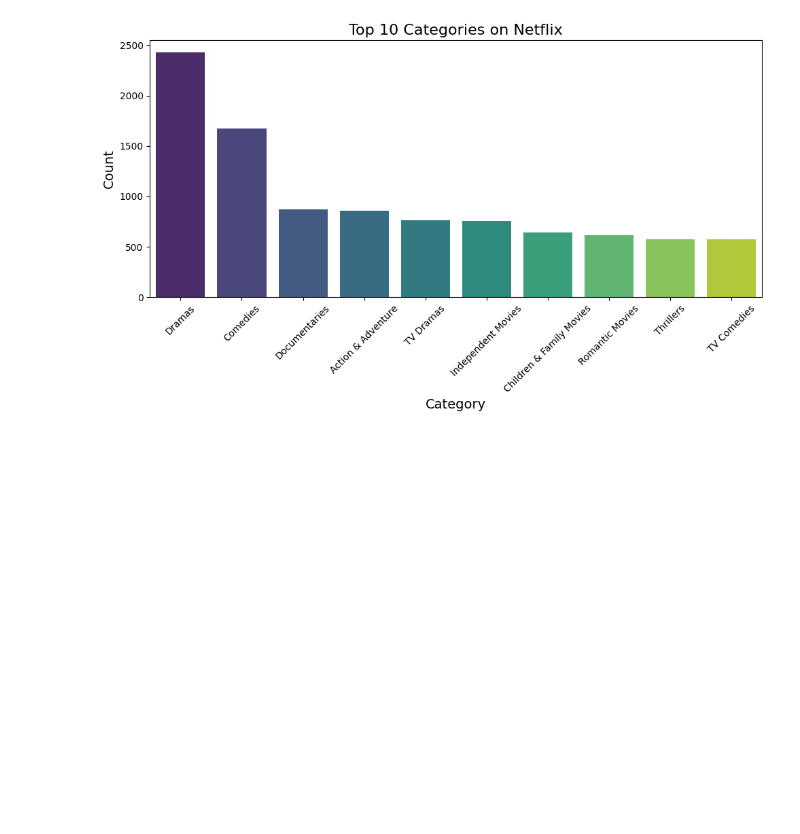
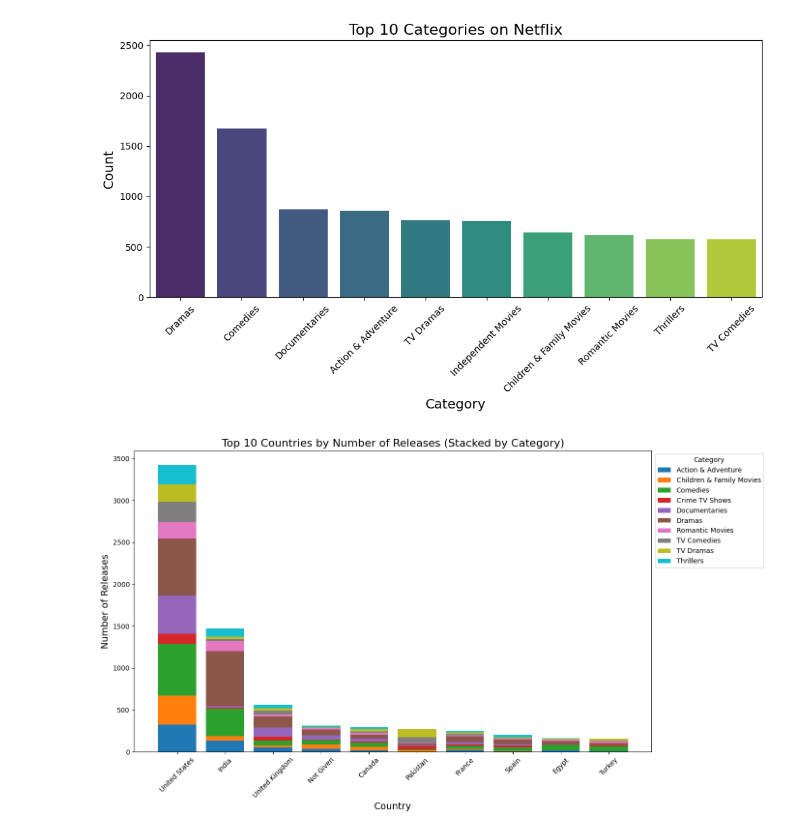
Before and after one commit to G-Bielokozowicz/Netflix-Data-Analysis, a Jupyter notebook: main.ipynb, the cells around one changed output. Drawn from its saved outputs; the diff is of its cells as text; code cells hidden in the pictures; blank space fills up the shorter version.

Commit message:
Added top 10 countries by number of releases, stacked by category

```diff
--- a/main.ipynb
+++ b/main.ipynb
@@ -488,3 +468,47 @@ plt.tight_layout()
 plt.show()
 # %% [output]
 [figure]
+# %%
+excluded_categories = ["Independent Movies", "International Movies", "International TV Shows"]
+
+
+df_exploded = df_exploded[~df_exploded['category'].isin(excluded_categories)]
+top_10_categories = df_exploded['category'].value_counts().head(10).index
+
+# Filter dataset to include only these top 10 categories
+df_filtered = df_exploded[df_exploded['category'].isin(top_10_categories)]
+
+# Count occurrences per (country, category) pair
+country_category_counts = df_filtered.groupby(['country', 'category']).size().unstack(fill_value=0)
+
+# Get the top 10 countries by total releases
+country_category_counts['total'] = country_category_counts.sum(axis=1)  # Sum across categories
+top_10_countries = country_category_counts.nlargest(10, 'total').drop(columns='total')
+
+plt.figure(figsize=(14, 8))
+
+# Stack each category as a separate bar segment
+bottom_values = [0] * len(top_10_countries)
+colors = plt.cm.tab10.colors  # Use a colormap for distinct colors
+
+for i, category in enumerate(top_10_countries.columns):
+    plt.bar(
+        top_10_countries.index,
+        top_10_countries[category],
+        bottom=bottom_values,
+        label=category,
+        color=colors[i % len(colors)]
+    )
+    bottom_values += top_10_countries[category]  # Update bottom for stacking
+
+
+plt.title('Top 10 Countries by Number of Releases (Stacked by Category)', size=16)
+plt.xlabel('Country', size=14)
+plt.ylabel('Number of Releases', size=14)
+plt.xticks(rotation=45)
+plt.legend(title='Category', bbox_to_anchor=(1, 1), loc='upper left')
+
+plt.tight_layout()
+plt.show()
+# %% [output]
+[figure, added]
```
Also changed, not shown: parts of 2 cells of this notebook.
